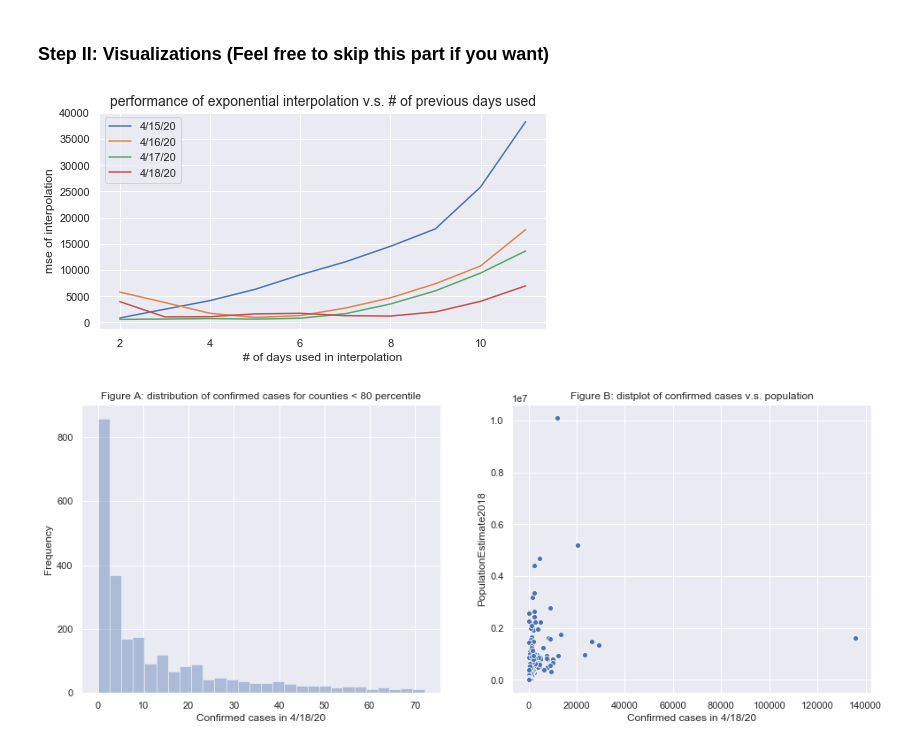
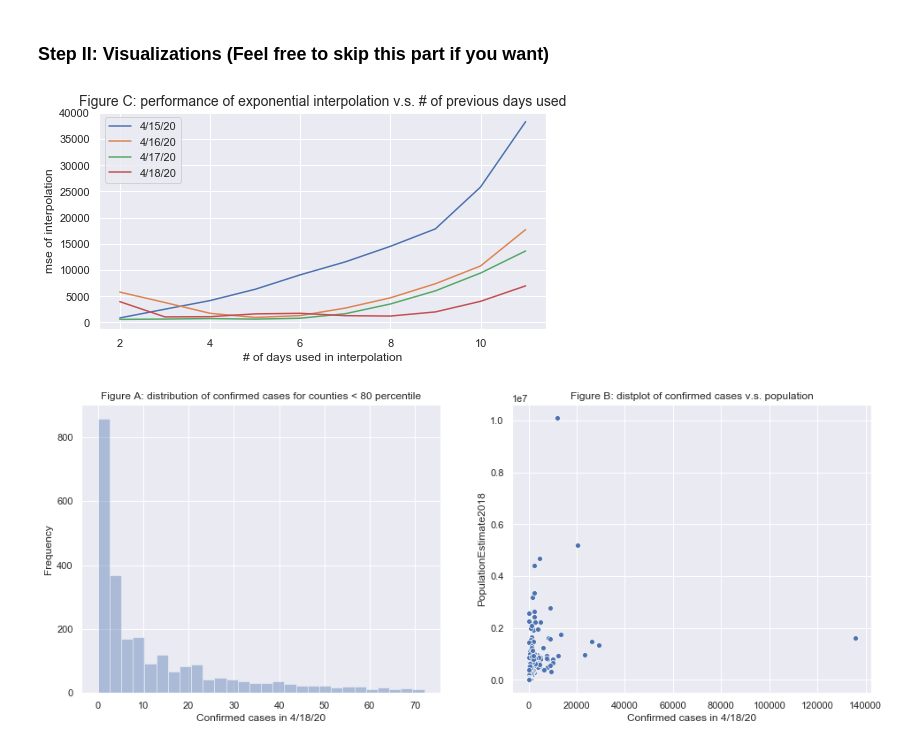
Before and after one commit to COVID-19-Stejastar/data100-final, a Jupyter notebook: refined_analysis.ipynb, the cells around one changed output. Drawn from its saved outputs; the diff is of its cells as text; code cells hidden in the pictures.

```diff
--- a/refined_analysis.ipynb
+++ b/refined_analysis.ipynb
@@ -51,15 +52,15 @@ results.append(result)
 # %%
 x = np.arange(11, 1, -1)
 labels = ['4/15/20', '4/16/20', '4/17/20', '4/18/20']
 plt.figure(figsize=(8, 4))
 for i in range(4):
     plt.plot(x, results[i], label=labels[i])
 plt.legend()
 plt.ylabel("mse of interpolation")
 plt.xlabel("# of days used in interpolation")
-plt.title("performance of exponential interpolation v.s. # of previous days used", fontsize=14);
+plt.title("Figure C: performance of exponential interpolation v.s. # of previous days used", fontsize=14);
 # %% [output]
-[figure, old version]
+[figure, new version]
 # %%
 plt.figure(figsize=(16, 6))
 plt.subplot(1, 2, 1)
```
Also changed, not shown: parts of 14 cells of this notebook, 1 other file.
